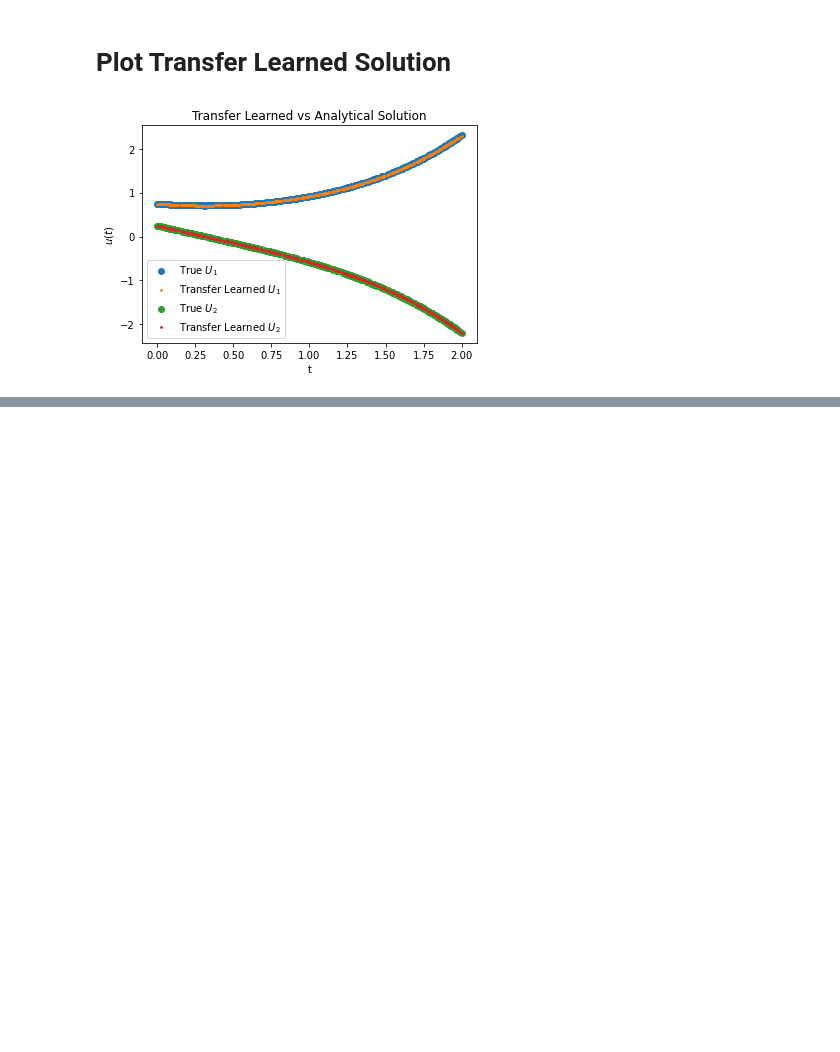
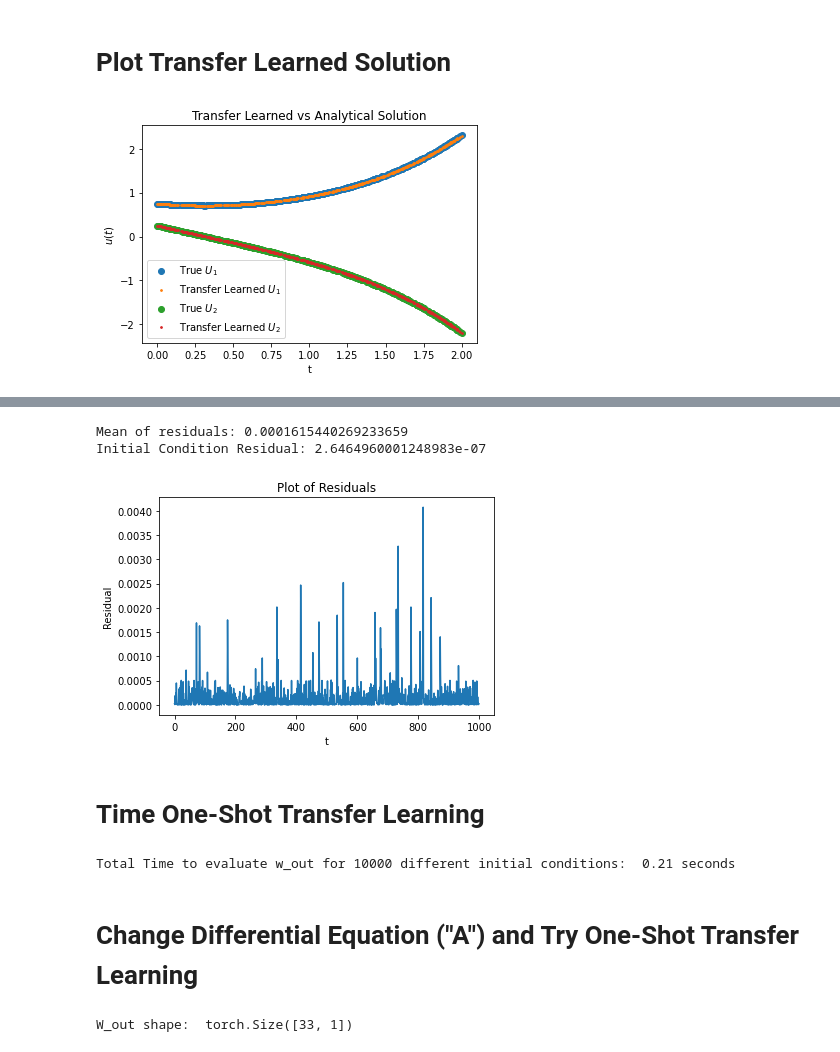
Before and after one commit to Hari-Raval/Harvard-Thesis, a Jupyter notebook: src/transfer_learning_two_linear_ode/system_linear_ode_with_transfer_learning.ipynb, the cells around one changed output, grey strips where cells are left out. Cells and saved outputs as stored; diff of their text form; code cells hidden in the pictures; blank space fills up the shorter version.

```diff
--- a/src/solve_two_linear_ode/transfer_learning_differential_equation_solve_V3-pythia-coupled.ipynb
+++ b/src/transfer_learning_two_linear_ode/system_linear_ode_with_transfer_learning.ipynb
@@ -391,0 +413,65 @@ plt.legend();
+# %%
+# compute the residuals to determine effectiveness of transfer learning when changing initial condition
+residuals = ((torch.matmul(dH_dt_new, W_out_transfer) + torch.matmul(A_coupled_2_eq, torch.matmul(H, W_out_transfer))).squeeze()) ** 2
+residuals = residuals.reshape(-1, 1).detach().numpy()
+
+print(f"Mean of residuals: {residuals.mean()}")
+initial_cond_residuals = ((torch.matmul(H_0, W_out_transfer) - v_transfer) ** 2).mean()
+print(f"Initial Condition Residual: {initial_cond_residuals.item()}")
+
+# plot the residuals
+plt.plot(residuals);
+plt.xlabel("t")
+plt.ylabel("Residual")
+plt.title("Plot of Residuals");
+# %% [output]
+Mean of residuals: 0.0001615440269233659
+Initial Condition Residual: 2.6464960001248983e-07
+[figure, added]
+# %% [markdown]
+# Time One-Shot Transfer Learning
+# %%
+start_one_shot_time = time.time()
+rng = np.random.default_rng(12345)
+for i in range(10000):
+    random_u_0 = torch.Tensor([[rng.random()], [rng.random()]])
+    w_out = torch.matmul(torch.matmul(M_inv, H_0.T), random_u_0)
+
+end_one_shot_time = time.time()
+total_one_shot = end_one_shot_time - start_one_shot_time
+print(f"Total Time to evaluate w_out for 10000 different initial conditions: {total_one_shot: .2f} seconds")
+# %% [output]
+Total Time to evaluate w_out for 10000 different initial conditions:  0.21 seconds
+# %% [markdown]
+# Change Differential Equation ("A")  and Try One-Shot Transfer Learning
+# %%
+# new differential equation to apply training to
+factor_1 = 1.64
+transfer_A = torch.tensor([[0, factor_1], [factor_1, 0]])
+
+# compute the new dH_dt * dH_dt.T using SAME dH_dt_new from previous training since it won't change
+dH_dt_times_dH_dt_T_new = torch.matmul(dH_dt_new.mT, dH_dt_new)
+
+# compute the new dH_dt * transfer_A * H using dH_dt and H from previous training since it won't change
+dH_dt_times_A_times_H_new = torch.matmul(torch.matmul(dH_dt_new.mT, transfer_A), H)
+
+# compute the new H * transfer_A.T * dH_dt using dH_dt and H from previous training since it won't change
+H_times_A_T_times_dH_dt_new = torch.matmul(torch.matmul(H.mT, transfer_A.T), dH_dt_new)
+
+# compute the new H.T * transfer_A.T * transfer_A * H
+H_T_times_A_T_times_A_times_H_new = torch.matmul(torch.matmul(torch.matmul(H.mT, transfer_A.T), transfer_A), H)
+
+# compute the new "summation portion" of the M matrix
+M_sum_terms_new = dH_dt_times_dH_dt_T_new + dH_dt_times_A_times_H_new + H_times_A_T_times_dH_dt_new + H_T_times_A_T_times_A_times_H_new
+M_sum_terms_new = M_sum_terms_new.sum(axis=0)
+M_sum_terms_new = M_sum_terms_new / len(t_eval)
+
+# compute the new "M" matrix and invert it
+M_new = M_sum_terms_new + H_0_T_times_H_0
+M_inv_new = torch.linalg.pinv(M_new)
+
+# compute the output weights by W_out = M ^ -1 * H_0 * u_0
+W_out_new_A = torch.matmul(torch.matmul(M_inv_new, H_0.T), v) # use same initial condition as original?
+print("W_out shape: ", W_out_new_A.shape)
+# %% [output]
+W_out shape:  torch.Size([33, 1])
```
Also changed, not shown: parts of 21 cells of this notebook, 10 other files.
